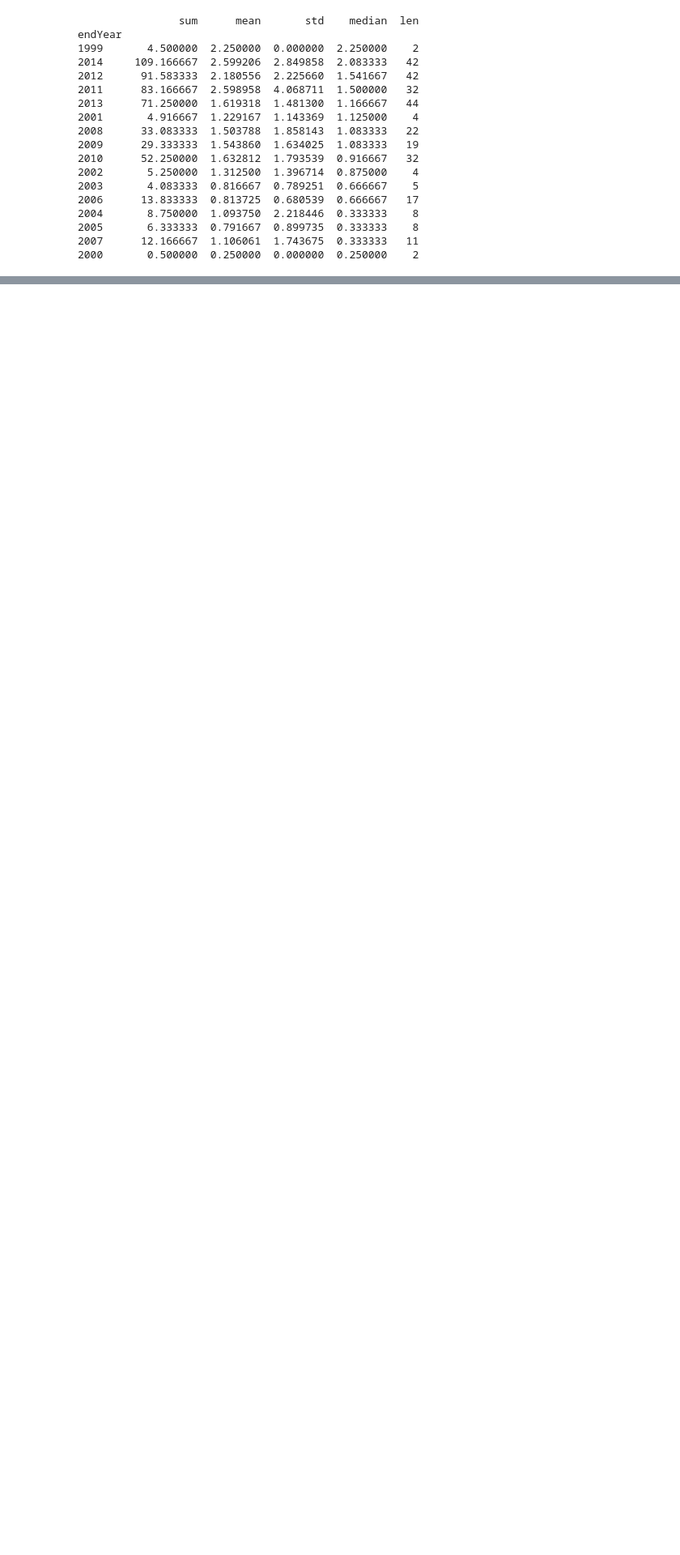
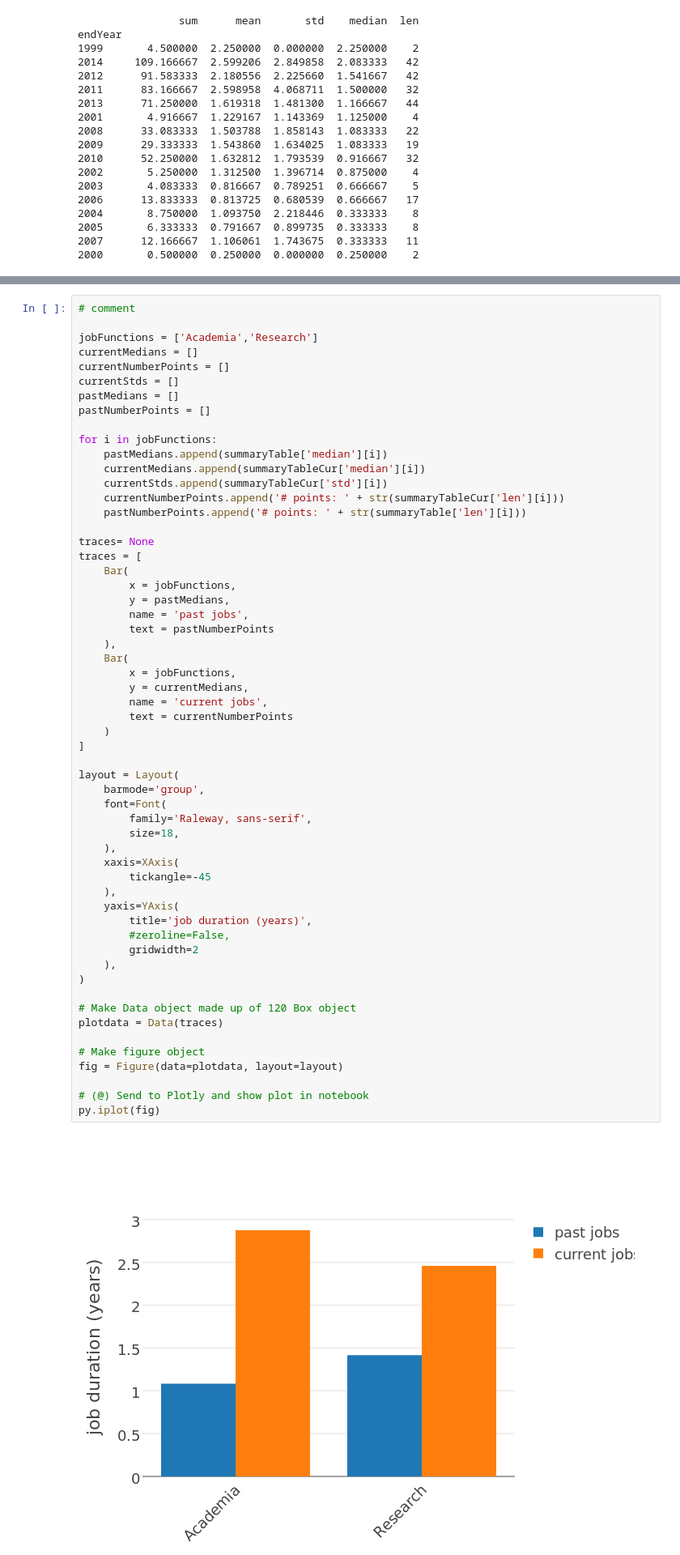
Before and after one commit to lchircus/developher_hackathon2014, a Jupyter notebook: data/lauren_data/Job Duration Data Exploration.ipynb, the cells around one changed output, grey strips where cells are left out. Shown at 81% size. Saved outputs shown, nothing was run; the diff lists cells and outputs as text; blank space fills up the shorter version.

```diff
--- a/data/lauren_data/Job Duration Data Exploration.ipynb
+++ b/data/lauren_data/Job Duration Data Exploration.ipynb
@@ -555,0 +573,59 @@ Run 'help(plotly.graph_objs.Scatter)' for more information.
+# %%
+# comment
+
+jobFunctions = ['Academia','Research']
+currentMedians = []
+currentNumberPoints = []
+currentStds = []
+pastMedians = []
+pastNumberPoints = []
+
+for i in jobFunctions:
+    pastMedians.append(summaryTable['median'][i])
+    currentMedians.append(summaryTableCur['median'][i])
+    currentStds.append(summaryTableCur['std'][i])
+    currentNumberPoints.append('# points: ' + str(summaryTableCur['len'][i]))
+    pastNumberPoints.append('# points: ' + str(summaryTable['len'][i]))
+
+traces= None
+traces = [
+    Bar(
+        x = jobFunctions,
+        y = pastMedians,
+        name = 'past jobs',
+        text = pastNumberPoints
+    ),
+    Bar(
+        x = jobFunctions,
+        y = currentMedians,
+        name = 'current jobs',
+        text = currentNumberPoints
+    )
+]
+
+layout = Layout(
+    barmode='group',
+    font=Font(
+        family='Raleway, sans-serif',
+        size=18,
+    ),
+    xaxis=XAxis(
+        tickangle=-45
+    ),
+    yaxis=YAxis(
+        title='job duration (years)',
+        #zeroline=False,
+        gridwidth=2
+    ),
+)
+
+# Make Data object made up of 120 Box object
+plotdata = Data(traces)
+
+# Make figure object
+fig = Figure(data=plotdata, layout=layout)
+
+# (@) Send to Plotly and show plot in notebook
+py.iplot(fig)
+# %% [output]
+[figure, added]
```
Also changed, not shown: parts of 6 cells of this notebook.
